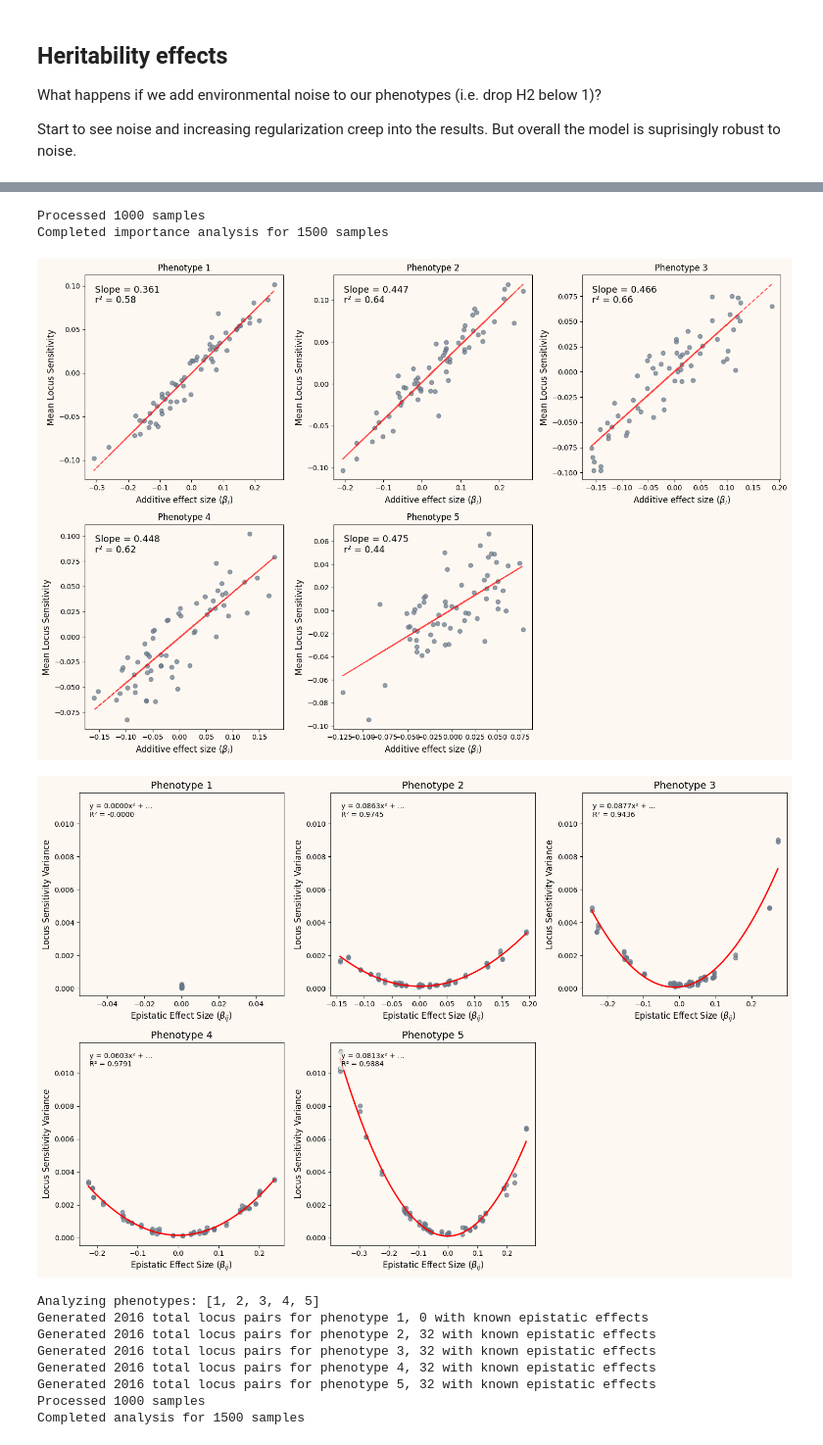
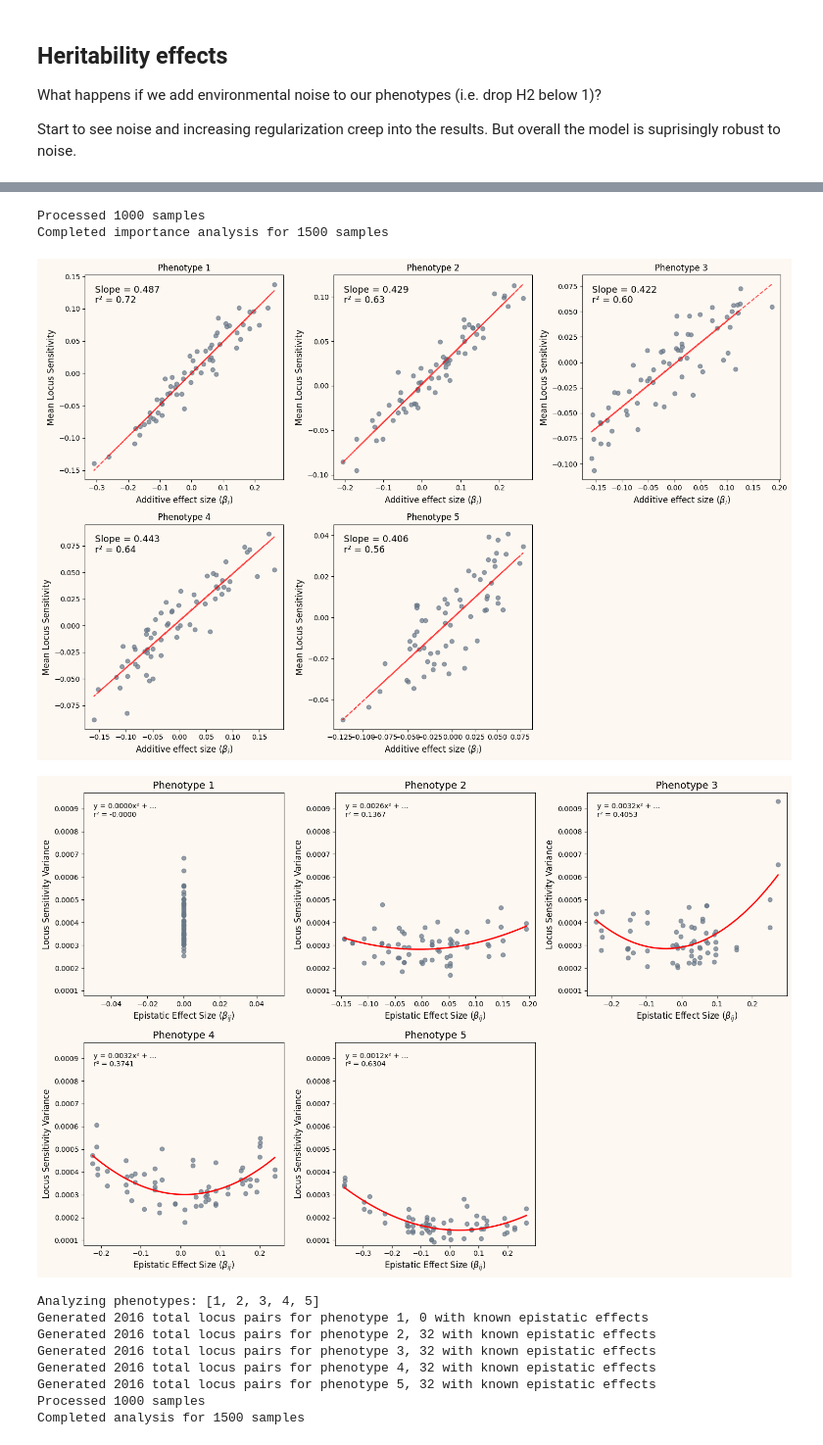
Before and after one commit to Arcadia-Science/2025_genopheno_local_linear_mapping, a Jupyter notebook: index.ipynb, the cells around one changed output, grey strips where cells are left out. Shown at 98% size. Drawn from its saved outputs; the diff is of its cells as text; code cells hidden in the pictures.

```diff
--- a/index.ipynb
+++ b/index.ipynb
@@ -963,7 +964,7 @@ def plot_sensitivity_variance_vs_epistasis(importance_dfs, true_effects_df, phen
                 r_squared = 1 - (ss_residual / ss_total)
 
                 # Add equation and R² to the plot
-                ax.text(0.05, 0.95, f'{equation}\nR² = {r_squared:.4f}',
+                ax.text(0.05, 0.95, f'{equation}\nr² = {r_squared:.4f}',
                             transform=ax.transAxes, fontsize=10,
                             verticalalignment='top',
                             bbox=dict(boxstyle='round', facecolor=apc.parchment, alpha=0.7, edgecolor='none'))
@@ -2066,9 +2045,9 @@ Start to see noise and increasing regularization creep into the results. But ove
 # %%
 new_heritability = 0.25
 
-loaders = create_data_loaders_with_heritability(base_file_name, heritability=new_heritability)  # choose heritability
-train_loader_gp = loaders['train_loader_gp']
-test_loader_gp = loaders['test_loader_gp']
+loaders_hnew = create_data_loaders_with_heritability(base_file_name, heritability=new_heritability)  # choose heritability
+train_loader_gp_hnew = loaders_hnew['train_loader_gp']
+test_loader_gp_hnew = loaders_hnew['test_loader_gp']
 # %%
 #Run MLP training
 model_H05 = GP_net(
@@ -2078,9 +2057,9 @@ model_H05 = GP_net(
     )
 
 # Use early stopping with appropriate patience
-model_H05, best_loss_gp = train_gpnet(model=model,
-                                    train_loader=train_loader_gp,
-                                    test_loader=test_loader_gp,
+model_H05, best_loss_gp = train_gpnet(model=model_H05,
+                                    train_loader=train_loader_gp_hnew,
+                                    test_loader=test_loader_gp_hnew,
                                     n_loci=n_loci,
                                     learning_rate=learning_rate,
                                     device=device)
@@ -2164,8 +2143,8 @@ results_df_fit
 # %%
 # Usage example:
-importance_results = analyze_feature_importance_across_validation(
+importance_results_hnew = analyze_feature_importance_across_validation(
     model=model_H05,
-    validation_loader=test_loader_gp,
+    validation_loader=test_loader_gp_hnew,
     true_effects_df=true_eff,
     phenotype_idx=[0,1,2,3,4],  #  phenotype
     device=device,
@@ -2174,10 +2153,10 @@ importance_results = analyze_feature_importance_across_validation(
 # %% [output]
 Processed 1000 samples
 Completed importance analysis for 1500 samples
-[figure, old version]
+[figure, new version]
 # %%
-plot_sensitivity_variance_vs_epistasis(importance_results, true_eff, phenotype_idx=[0, 1, 2, 3 ,4])
+plot_sensitivity_variance_vs_epistasis(importance_results_hnew, true_eff, phenotype_idx=[0, 1, 2, 3 ,4])
 # %% [output]
-[figure, old version]
+[figure, new version]
 # %%
 #calculate genotype specific sensitivity means for all possible pairs of loci
```
Also changed, not shown: parts of 36 cells of this notebook.
